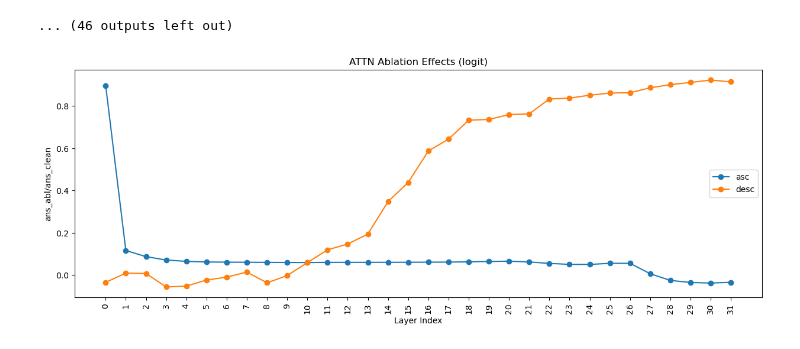
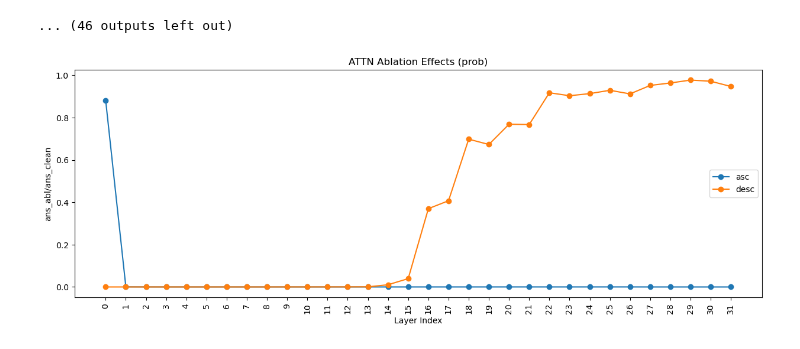
Before and after one commit to arnab-api/filter, a Jupyter notebook: notebooks/ablate_ATTN.ipynb, the cells around one changed output. Saved outputs shown, nothing was run; the diff lists cells and outputs as text; code cells hidden in the pictures.

```diff
--- a/notebooks/ablate_ATTN.ipynb
+++ b/notebooks/ablate_ATTN.ipynb
@@ -351,24 +351,24 @@ Processing 11/58
 Processing 12/58
 ... (46 outputs left out)
 # %%
-metric = "logit"
+metric = "prob"
 
 scores_asc = process_ablation_effects(ablation_effects_asc, metric)
 scores_desc = process_ablation_effects(ablation_effects_desc, metric)
 
 import matplotlib.pyplot as plt
 
 keys = list(range(mt.n_layer))
 
 plt.figure(figsize=(15, 5))
 plt.title(f"ATTN Ablation Effects ({metric})")
 plt.plot([scores_asc[k] for k in keys], marker="o", label="asc")
 plt.plot([scores_desc[k] for k in keys], marker="o", label="desc")
 plt.xticks(keys, rotation=90)
 plt.xlabel("Layer Index")
 plt.ylabel("ans_abl/ans_clean")
 plt.legend()
 
 plt.show()
 # %% [output]
-[figure, old version]
+[figure, new version]
```
Also changed, not shown: 1 other file.
